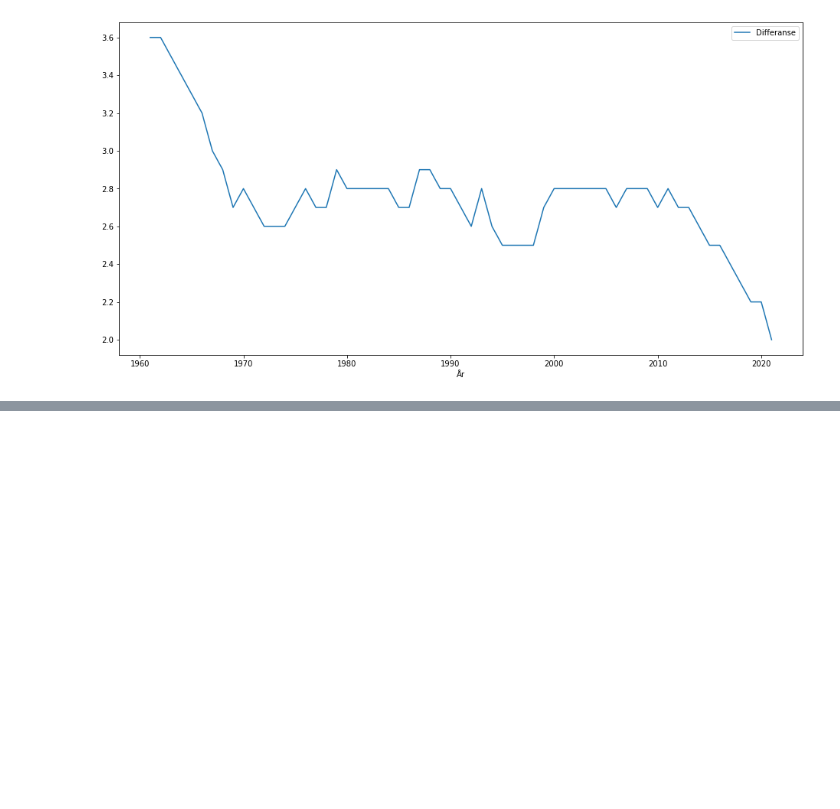
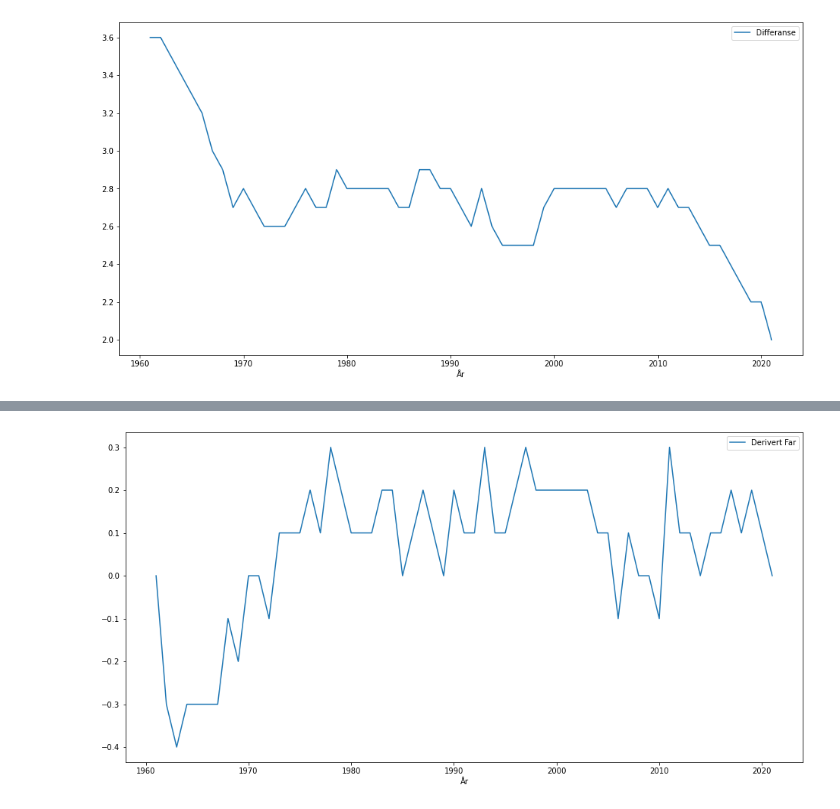
Before and after one commit to mareis/S1_Python, a Jupyter notebook: Prosjekt/Eksempel.ipynb, the cells around one changed output, grey strips where cells are left out. Cells and saved outputs as stored; diff of their text form; code cells hidden in the pictures; blank space fills up the shorter version.

```diff
--- a/Prosjekt/Eksempel.ipynb
+++ b/Prosjekt/Eksempel.ipynb
@@ -71,0 +89,9 @@ plt.plot(år, der)
+# %%
+far = df["Fars fødealder første barn"]
+år = df["År"]
+der = [0]
+for i in range(len(far)-1):
+    der.append((far[i+1]-far[i])/(år[i+1]-år[i]))
+
+df["Derivert Far"] = der
+df
@@ -71,0 +112,5 @@ plt.plot(år, der)
+# %%
+df.plot(x='År', y="Derivert Far")
+plt.show()
+# %% [output]
+[figure, added]
```
Also changed, not shown: parts of 4 cells of this notebook.
